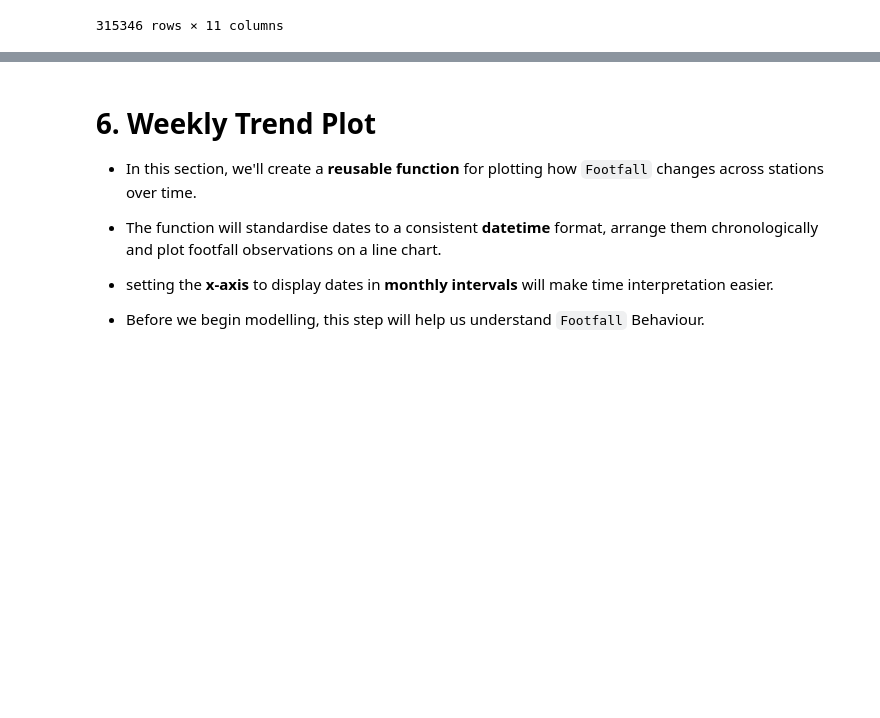
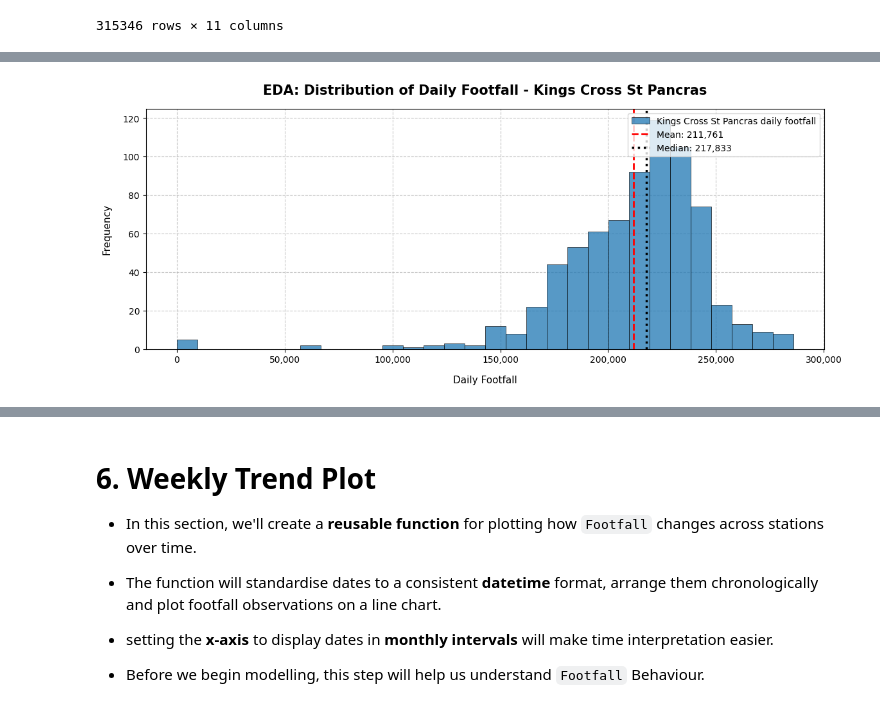
Before and after one commit to HARIRAJAMOHAN2000/london-public-transport-footfall-analysis, a Jupyter notebook: Analysis on TFL using Tube and Rail Stations in 2024-2025.ipynb, the cells around one changed output, grey strips where cells are left out. Drawn from its saved outputs; the diff is of its cells as text; code cells hidden in the pictures; blank space fills up the shorter version.

```diff
--- a/Analysis on TFL using Tube and Rail Stations in 2024-2025.ipynb
+++ b/Analysis on TFL using Tube and Rail Stations in 2024-2025.ipynb
@@ -313,0 +739,87 @@ df2_full
+# %%
+# 5.5 EDA: Distribution of Daily Footfall with Mean and Median
+
+# Prepare data
+dist_df = eda_df[eda_df["Station"].isin(selected)].copy()
+dist_df["Footfall"] = pd.to_numeric(dist_df["Footfall"], errors="coerce")
+dist_df = dist_df.dropna(subset=["Footfall"])
+
+for st in selected:
+    temp = dist_df[dist_df["Station"] == st].copy()
+
+    fig, ax = plt.subplots(figsize=(12, 5.5))
+
+    # Histogram for one station only
+    ax.hist(
+        temp["Footfall"],
+        bins=30,
+        alpha=0.75,
+        #color=station_colours.get(st, "steelblue"),
+        edgecolor="black",
+        linewidth=0.6,
+        label=f"{st} daily footfall"
+    )
+
+    # Mean and median lines
+    mean_value = temp["Footfall"].mean()
+    median_value = temp["Footfall"].median()
+
+    ax.axvline(
+        mean_value,
+        linestyle="--",
+        linewidth=2,
+        color="red",
+        label=f"Mean: {mean_value:,.0f}"
+    )
+
+    ax.axvline(
+        median_value,
+        linestyle=":",
+        linewidth=2.5,
+        color="black",
+        label=f"Median: {median_value:,.0f}"
+    )
+
+    ax.set_title(
+        f"EDA: Distribution of Daily Footfall - {st}",
+        fontsize=15,
+        fontweight="bold",
+        pad=16
+    )
+
+    ax.set_xlabel("Daily Footfall", fontsize=11, labelpad=12)
+    ax.set_ylabel("Frequency", fontsize=11, labelpad=12)
+
+    # Format x-axis and y-axis with commas
+    ax.xaxis.set_major_formatter(
+        mticker.FuncFormatter(lambda x, pos: f"{int(x):,}")
+    )
+
+    ax.yaxis.set_major_formatter(
+        mticker.FuncFormatter(lambda x, pos: f"{int(x):,}")
+    )
+
+    # Strong visible grid lines
+    ax.set_axisbelow(True)
+
+    ax.grid(
+        True,
+        which="major",
+        axis="both",
+        linestyle="--",
+        linewidth=0.8,
+        alpha=0.70
+    )
+
+    ax.legend(loc="upper right", frameon=True)
+
+    fig.subplots_adjust(
+        left=0.10,
+        right=0.98,
+        top=0.86,
+        bottom=0.18
+    )
+
+    plt.show()
+# %% [output]
+[figure, added]
```
Also changed, not shown: parts of 18 cells of this notebook.
